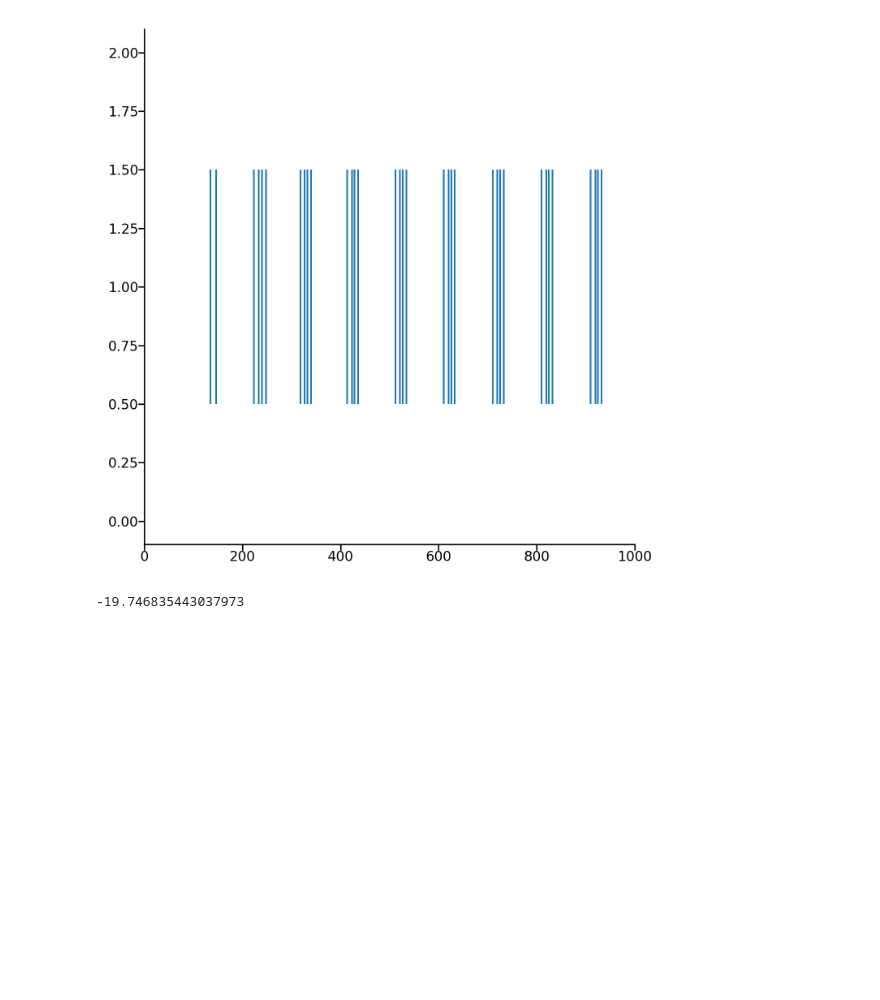
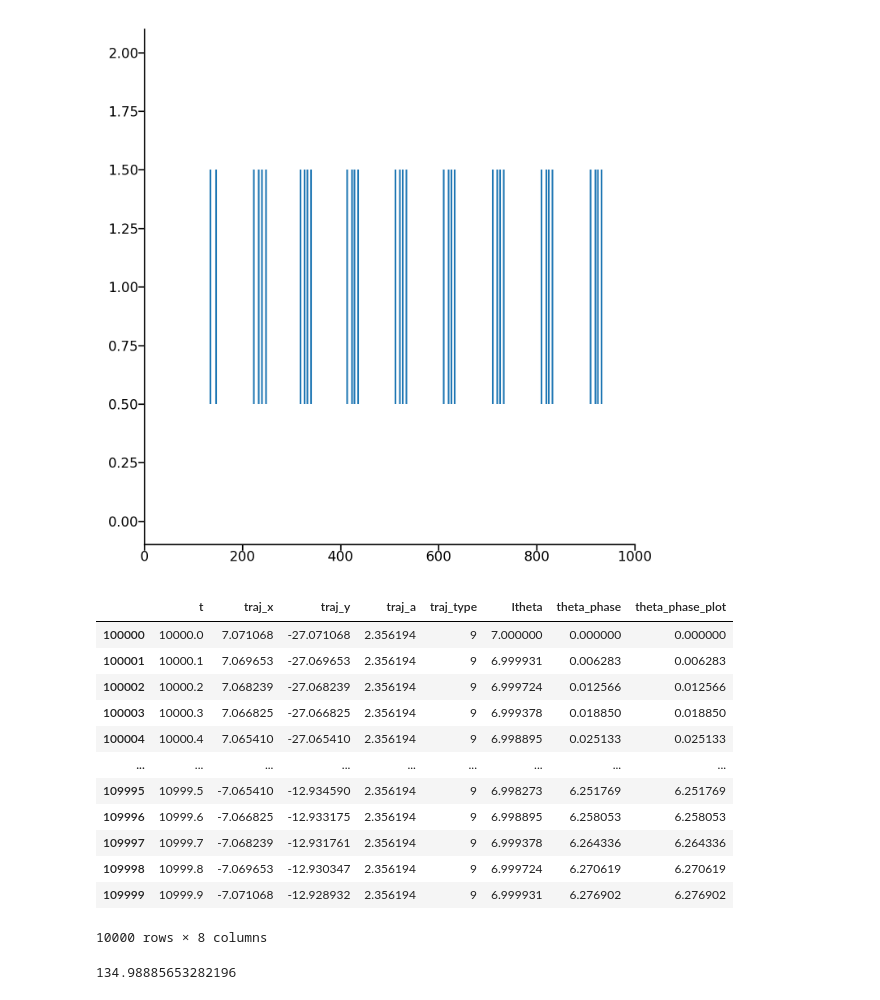
Before and after one commit to yyhhoi/directionalnet, a Jupyter notebook: FigNWGtalk_Plot_TempotronIllu.ipynb, the cells around one changed output. Drawn from its saved outputs; the diff is of its cells as text; code cells hidden in the pictures; blank space fills up the shorter version.

```diff
--- a/FigNWGtalk_Plot_TempotronIllu.ipynb
+++ b/FigNWGtalk_Plot_TempotronIllu.ipynb
@@ -209,7 +206,23 @@ plt.xlim(0, 1000)
 # %% [output]
 (0.0, 1000.0)
 [figure]
-# %%
-yytun1d_ca3[all_nidx[43]]
-# %% [output]
--19.746835443037973
+# %%
+BehDF[BehDF['traj_type']==9]
+# %% [output]
+|  | t | traj_x | traj_y | traj_a | traj_type | Itheta | theta_phase | theta_phase_plot |
+| 100000 | 10000.0 | 7.071068 | -27.071068 | 2.356194 | 9 | 7.000000 | 0.000000 | 0.000000 |
+| 100001 | 10000.1 | 7.069653 | -27.069653 | 2.356194 | 9 | 6.999931 | 0.006283 | 0.006283 |
+| 100002 | 10000.2 | 7.068239 | -27.068239 | 2.356194 | 9 | 6.999724 | 0.012566 | 0.012566 |
+| 100003 | 10000.3 | 7.066825 | -27.066825 | 2.356194 | 9 | 6.999378 | 0.018850 | 0.018850 |
+| 100004 | 10000.4 | 7.065410 | -27.065410 | 2.356194 | 9 | 6.998895 | 0.025133 | 0.025133 |
+| ... | ... | ... | ... | ... | ... | ... | ... | ... |
+| 109995 | 10999.5 | -7.065410 | -12.934590 | 2.356194 | 9 | 6.998273 | 6.251769 | 6.251769 |
+| 109996 | 10999.6 | -7.066825 | -12.933175 | 2.356194 | 9 | 6.998895 | 6.258053 | 6.258053 |
+| 109997 | 10999.7 | -7.068239 | -12.931761 | 2.356194 | 9 | 6.999378 | 6.264336 | 6.264336 |
+| 109998 | 10999.8 | -7.069653 | -12.930347 | 2.356194 | 9 | 6.999724 | 6.270619 | 6.270619 |
+| 109999 | 10999.9 | -7.071068 | -12.928932 | 2.356194 | 9 | 6.999931 | 6.276902 | 6.276902 |
+10000 rows × 8 columns
+# %%
+np.rad2deg(2.356)
+# %% [output]
+134.98885653282196
```
Also changed, not shown: parts of 5 cells of this notebook.
